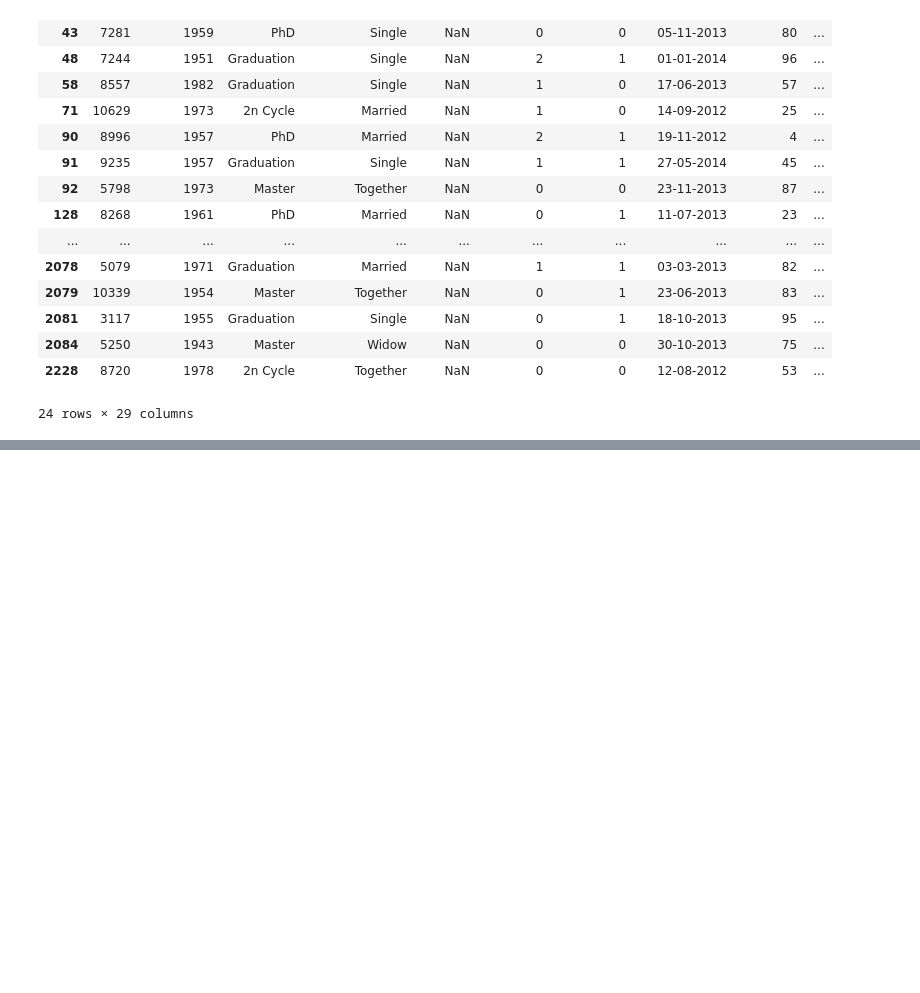
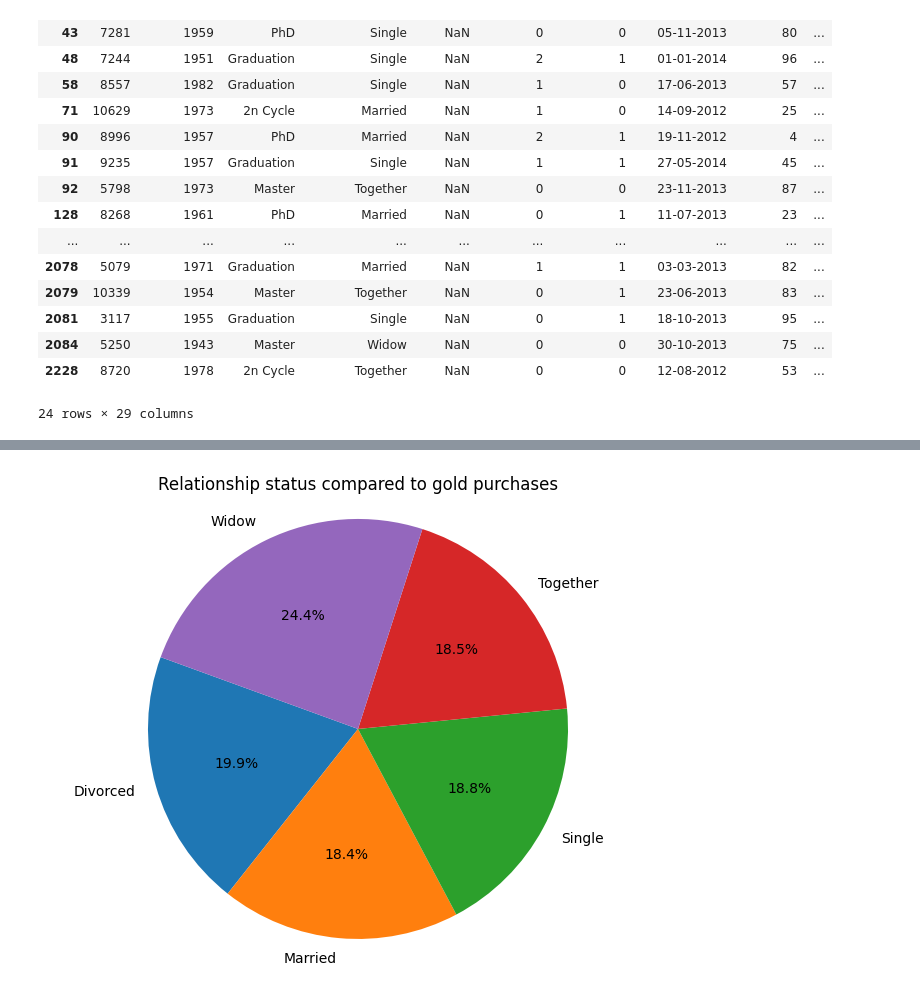
Before and after one commit to yh-2025/async-final-project-teal-Yuki, a Jupyter notebook: final_project_example.ipynb, the cells around one changed output, grey strips where cells are left out. Saved outputs shown, nothing was run; the diff lists cells and outputs as text; code cells hidden in the pictures; blank space fills up the shorter version.

```diff
--- a/final_project_example.ipynb
+++ b/final_project_example.ipynb
@@ -114,0 +137,18 @@ plt.show()
+# %%
+#Question 5 What is the adverage amount of gold bought by people in relationships compared to people that are not?
+
+avg_online = marketing_df["NumStorePurchases"].mean()
+avg_instore = marketing_df["NumWebPurchases"].mean()
+
+gold_bought = marketing_df.groupby('Marital_Status')['MntGoldProds'].mean()
+
+### drop "YOLO" and "Alone" and "Absurd"
+filtered_gold_bought = gold_bought.drop(["YOLO", "Alone", "Absurd"])
+
+plt.figure(figsize=(8, 6))
+plt.pie(filtered_gold_bought.values, labels=filtered_gold_bought.index, autopct='%1.1f%%', startangle=160)
+plt.title("Relationship status compared to gold purchases")
+plt.axis('equal')  # Ensures pie is drawn as a circle
+plt.show()
+# %% [output]
+[figure, added]
```
Also changed, not shown: parts of 14 cells of this notebook, 1 other file.
